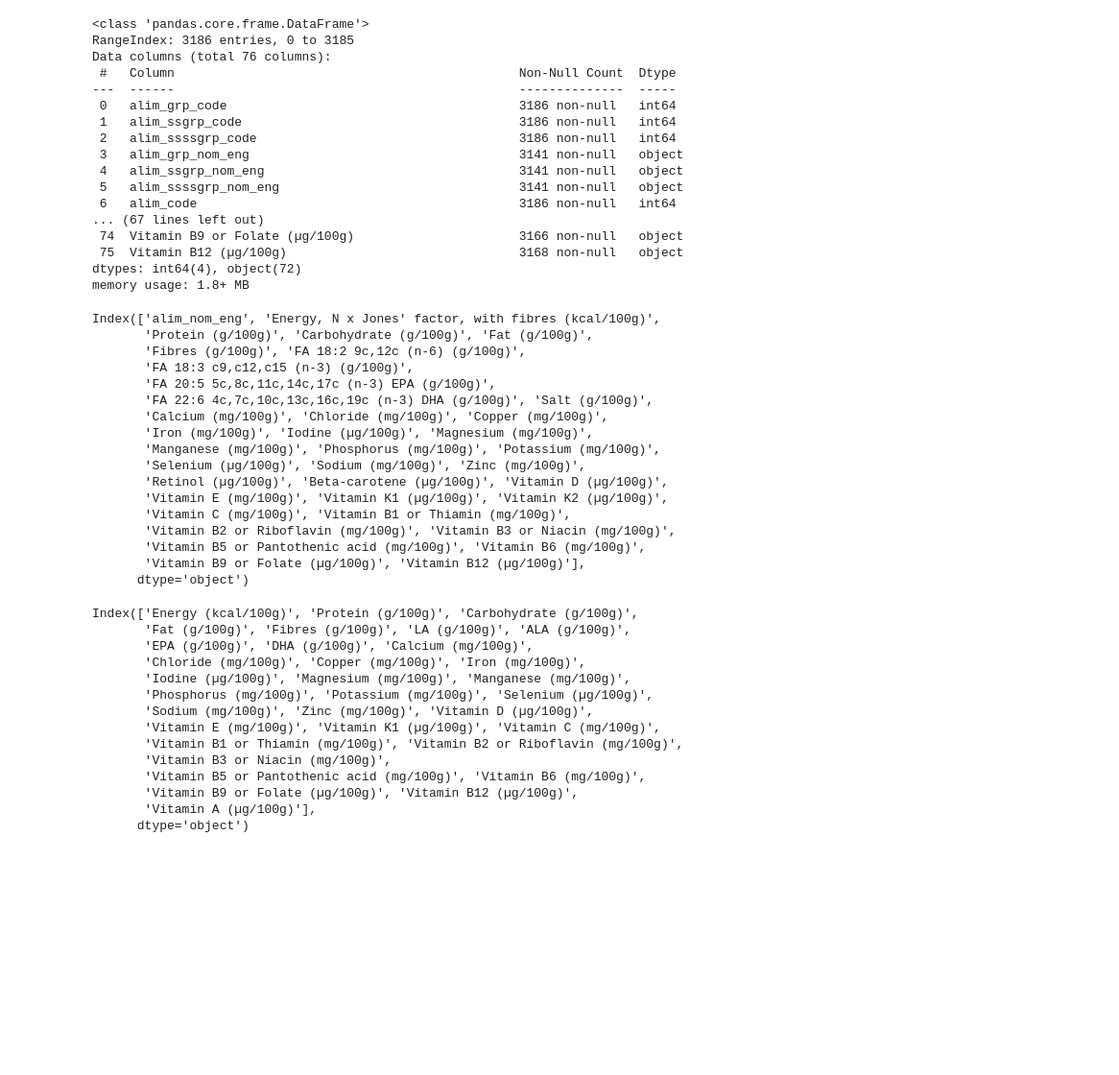
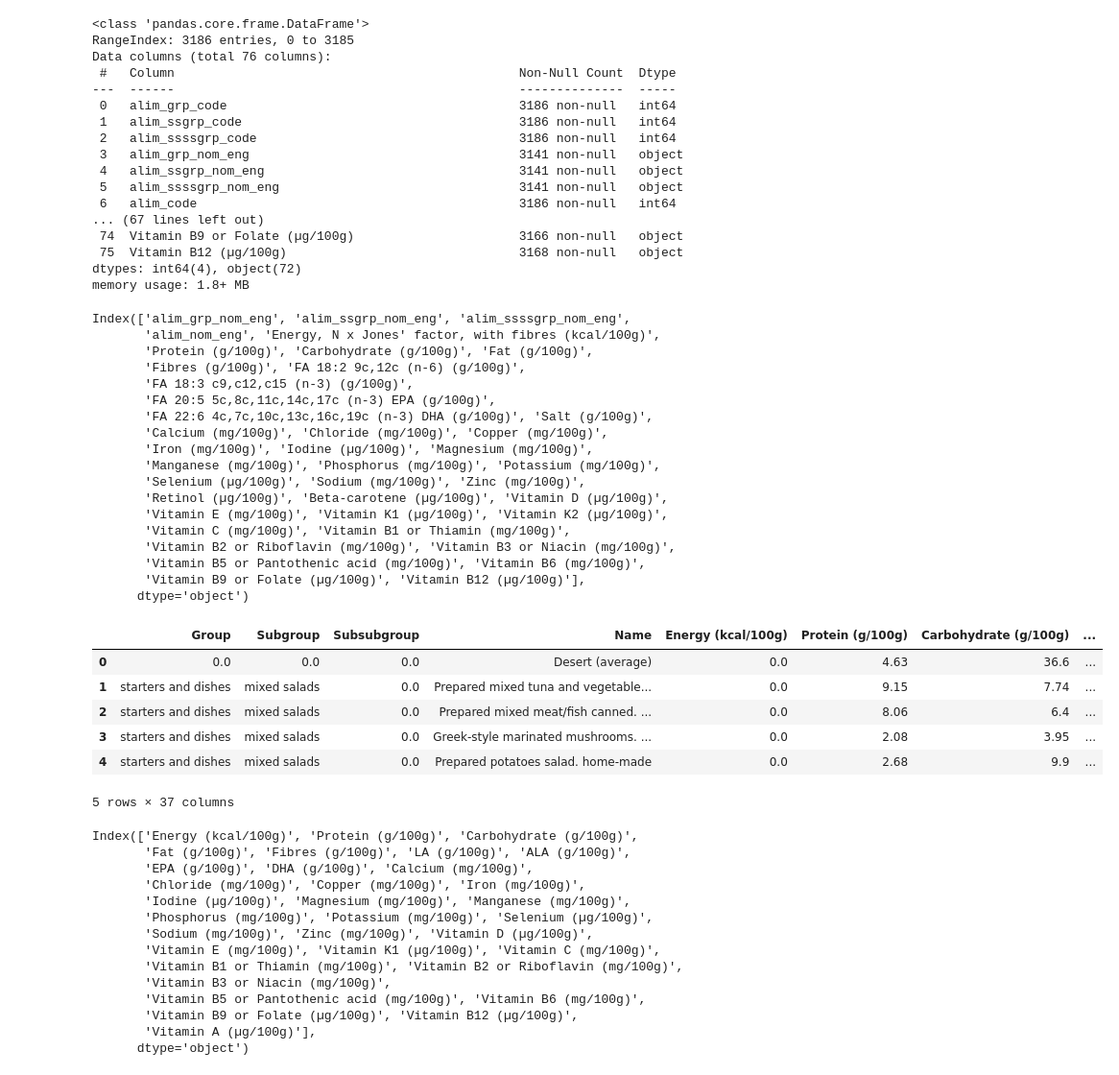
Before and after one commit to asmaier/optimal_diet, a Jupyter notebook: data_cleaning.ipynb, the cells around one changed output. Shown at 96% size. Cells and saved outputs as stored; diff of their text form; code cells hidden in the pictures; blank space fills up the shorter version.

```diff
--- a/data_cleaning.ipynb
+++ b/data_cleaning.ipynb
@@ -24,7 +24,7 @@ Data columns (total 76 columns):
 dtypes: int64(4), object(72)
 memory usage: 1.8+ MB
 # %%
-df_selected = df_raw[["alim_nom_eng", "Energy, N x Jones' factor, with fibres (kcal/100g)",
+df_selected = df_raw[["alim_grp_nom_eng", "alim_ssgrp_nom_eng","alim_ssssgrp_nom_eng", "alim_nom_eng", "Energy, N x Jones' factor, with fibres (kcal/100g)",
                       "Protein (g/100g)", "Carbohydrate (g/100g)", "Fat (g/100g)", 'Fibres (g/100g)',
                       'FA 18:2 9c,12c (n-6) (g/100g)', 'FA 18:3 c9,c12,c15 (n-3) (g/100g)', 'FA 20:5 5c,8c,11c,14c,17c (n-3) EPA (g/100g)', 'FA 22:6 4c,7c,10c,13c,16c,19c (n-3) DHA (g/100g)',
                       'Salt (g/100g)', 'Calcium (mg/100g)',
@@ -41,7 +41,8 @@ df_selected = df_raw[["alim_nom_eng", "Energy, N x Jones' factor, with fibres (k
 # %%
 df_selected.columns
 # %% [output]
-Index(['alim_nom_eng', 'Energy, N x Jones' factor, with fibres (kcal/100g)',
+Index(['alim_grp_nom_eng', 'alim_ssgrp_nom_eng', 'alim_ssssgrp_nom_eng',
+       'alim_nom_eng', 'Energy, N x Jones' factor, with fibres (kcal/100g)',
        'Protein (g/100g)', 'Carbohydrate (g/100g)', 'Fat (g/100g)',
        'Fibres (g/100g)', 'FA 18:2 9c,12c (n-6) (g/100g)',
        'FA 18:3 c9,c12,c15 (n-3) (g/100g)',
@@ -62,18 +63,31 @@ Index(['alim_nom_eng', 'Energy, N x Jones' factor, with fibres (kcal/100g)',
 # remove values not available at https://kwk.blv.admin.ch/naehrstofftabelle-de/nutrientsOverview.php?categoryId=18years&genderId=male
 # fix data issues
 # set nans and empty values to 0.0
-df_reduced = df_selected.drop(["Salt (g/100g)", "Vitamin K2 (µg/100g)"], axis=1).apply(lambda x: x.str.replace(',','.').str.strip("< > + - traces").replace('', "0.0").replace(np.nan, "0.0"))
+df_reduced = df_selected.drop(["Salt (g/100g)", "Vitamin K2 (µg/100g)"], axis=1).apply(lambda x: x.str.replace(',','.').str.strip("< > + -").replace("traces", "").replace("", "0.0").replace(np.nan, "0.0"))
 # %%
 # compute Vitamin A content
 df_reduced["Vitamin A (µg/100g)"] = df_reduced["Retinol (µg/100g)"].astype("float") + 1/6 * df_reduced["Beta-carotene (µg/100g)"].astype("float")
 df_vitA = df_reduced.drop(["Retinol (µg/100g)", "Beta-carotene (µg/100g)"], axis=1)
 # %%
-df_final = df_vitA.rename(columns={"alim_nom_eng": "Name",
+df_final = df_vitA.rename(columns={"alim_grp_nom_eng": "Group",
+                                   "alim_ssgrp_nom_eng": "Subgroup",
+                                   "alim_ssssgrp_nom_eng": "Subsubgroup",
+                                   "alim_nom_eng": "Name",
                                    "Energy, N x Jones' factor, with fibres (kcal/100g)": "Energy (kcal/100g)",
                                    "FA 18:2 9c,12c (n-6) (g/100g)" : "LA (g/100g)",
                                    "FA 18:3 c9,c12,c15 (n-3) (g/100g)" : "ALA (g/100g)",
                                    "FA 20:5 5c,8c,11c,14c,17c (n-3) EPA (g/100g)" : "EPA (g/100g)",
                                    "FA 22:6 4c,7c,10c,13c,16c,19c (n-3) DHA (g/100g)" : "DHA (g/100g)"})
+# %%
+df_final.head()
+# %% [output]
+|  | Group | Subgroup | Subsubgroup | Name | Energy (kcal/100g) | Protein (g/100g) | Carbohydrate (g/100g) | ... |
+| 0 | 0.0 | 0.0 | 0.0 | Desert (average) | 0.0 | 4.63 | 36.6 | ... |
+| 1 | starters and dishes | mixed salads | 0.0 | Prepared mixed tuna and vegetable... | 0.0 | 9.15 | 7.74 | ... |
+| 2 | starters and dishes | mixed salads | 0.0 | Prepared mixed meat/fish canned. ... | 0.0 | 8.06 | 6.4 | ... |
+| 3 | starters and dishes | mixed salads | 0.0 | Greek-style marinated mushrooms. ... | 0.0 | 2.08 | 3.95 | ... |
+| 4 | starters and dishes | mixed salads | 0.0 | Prepared potatoes salad. home-made | 0.0 | 2.68 | 9.9 | ... |
+5 rows × 37 columns
 # %%
 df_final.to_csv("ciqual_2020.csv", header=True, index=False)
 # %%
```
Also changed, not shown: parts of 1 cell of this notebook, 2 other files.
